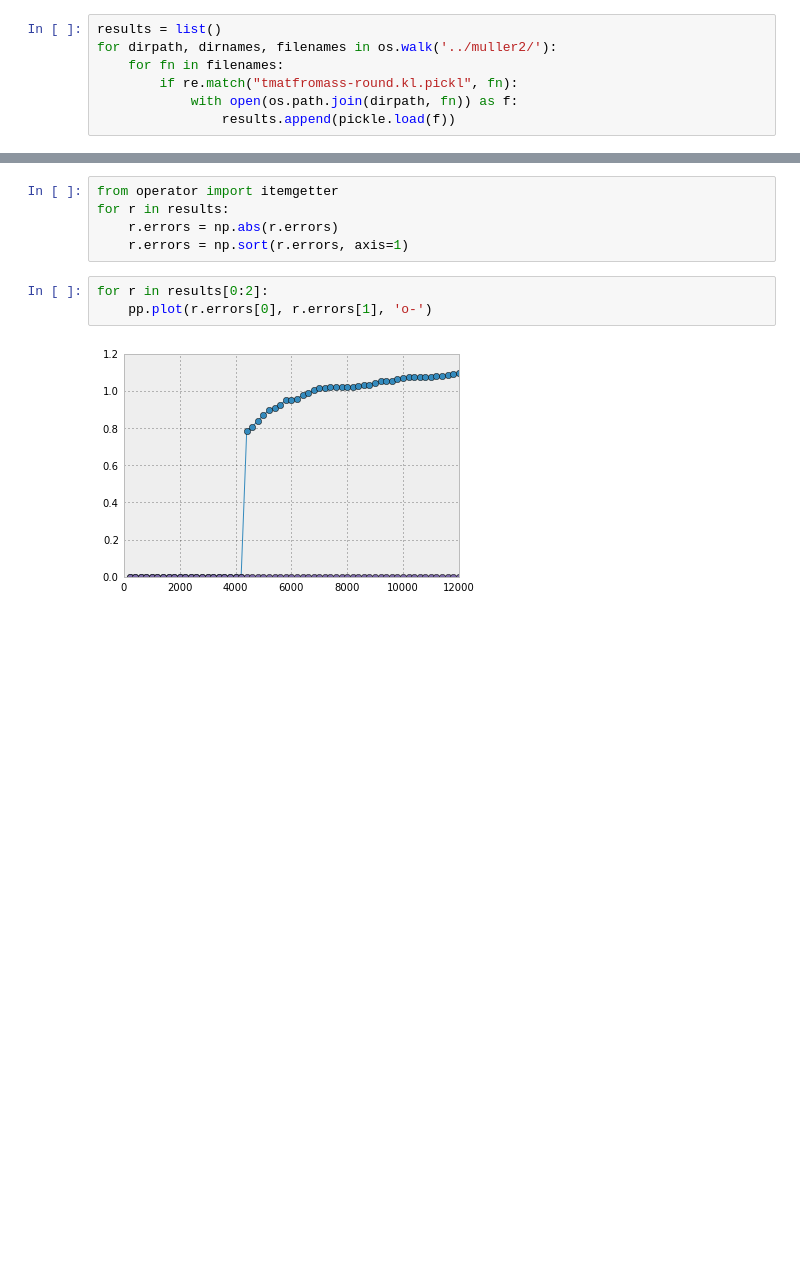
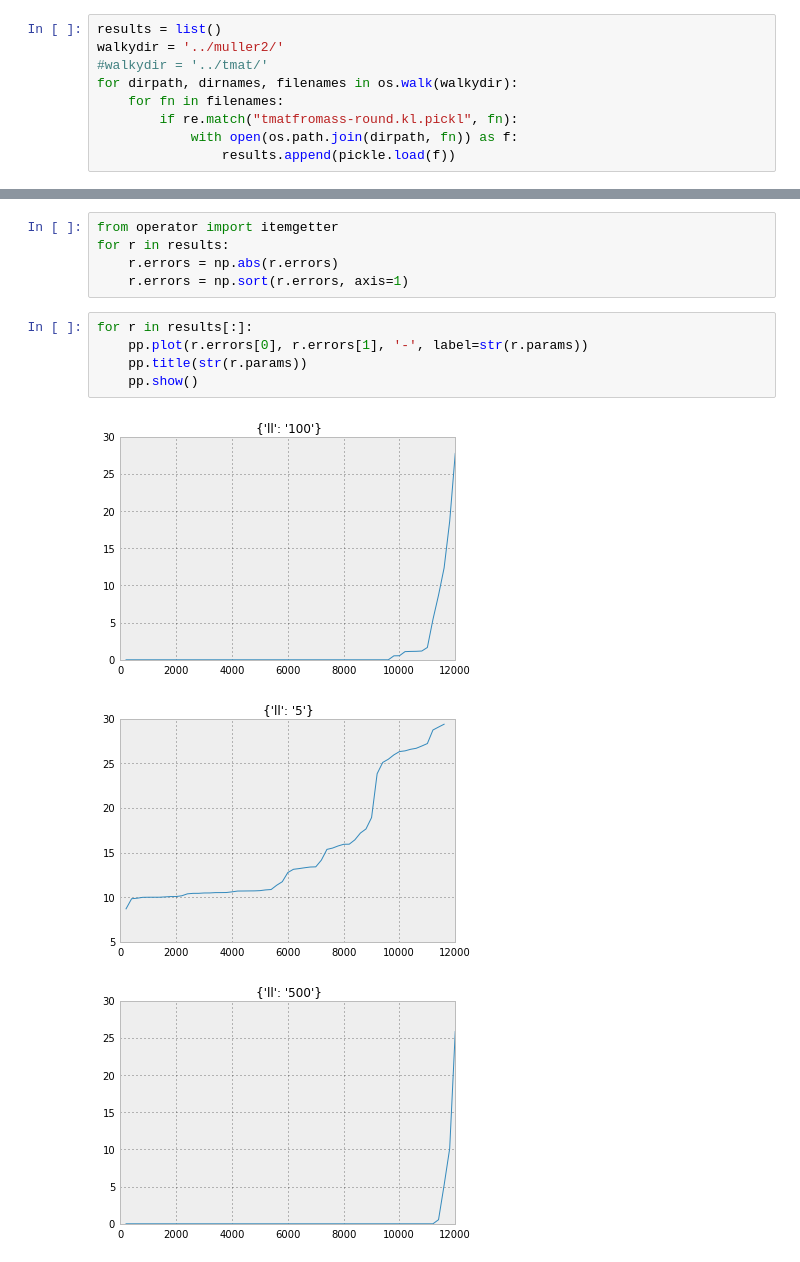
Before and after one commit to mpharrigan/quant-accel, a Jupyter notebook: tmat-accel/mullerkl.ipynb, the cells around one changed output, grey strips where cells are left out. Drawn from its saved outputs; the diff is of its cells as text; blank space fills up the shorter version.

```diff
--- a/tmat-accel/mullerkl.ipynb
+++ b/tmat-accel/mullerkl.ipynb
@@ -7,7 +7,9 @@ import os
 import re
 # %%
 results = list()
-for dirpath, dirnames, filenames in os.walk('../muller2/'):
+walkydir = '../muller2/'
+#walkydir = '../tmat/'
+for dirpath, dirnames, filenames in os.walk(walkydir):
     for fn in filenames:
         if re.match("tmatfromass-round.kl.pickl", fn):
             with open(os.path.join(dirpath, fn)) as f:
@@ -25,7 +36,11 @@ for r in results:
     r.errors = np.abs(r.errors)
     r.errors = np.sort(r.errors, axis=1)
 # %%
-for r in results[0:2]:
-    pp.plot(r.errors[0], r.errors[1], 'o-')
+for r in results[:]:
+    pp.plot(r.errors[0], r.errors[1], '-', label=str(r.params))
+    pp.title(str(r.params))
+    pp.show()
 # %% [output]
-[figure, old version]
+[figure, new version]
+[figure, added]
+[figure, added]
```
Also changed, not shown: parts of 2 cells of this notebook.
